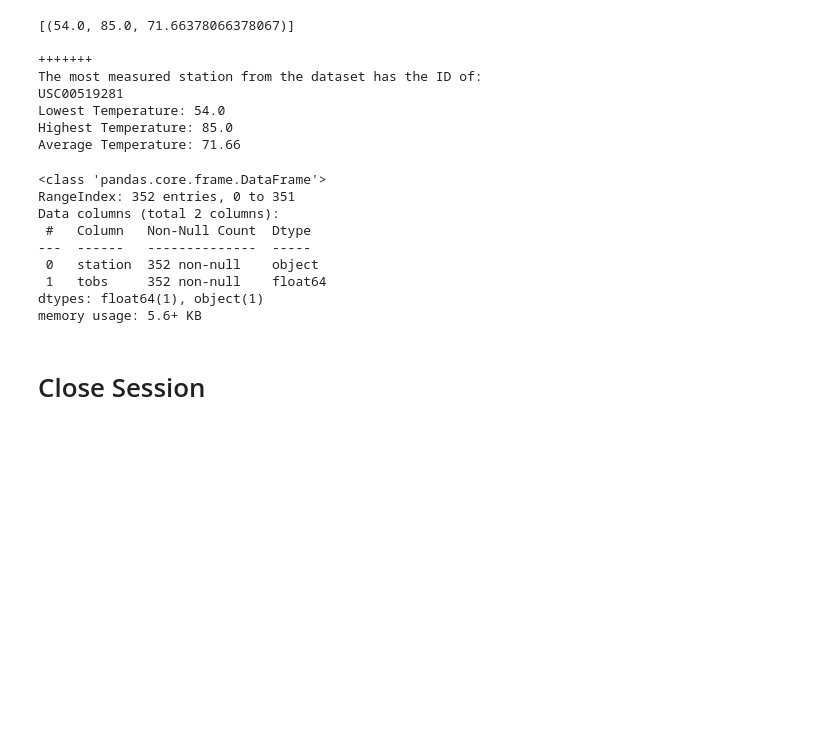
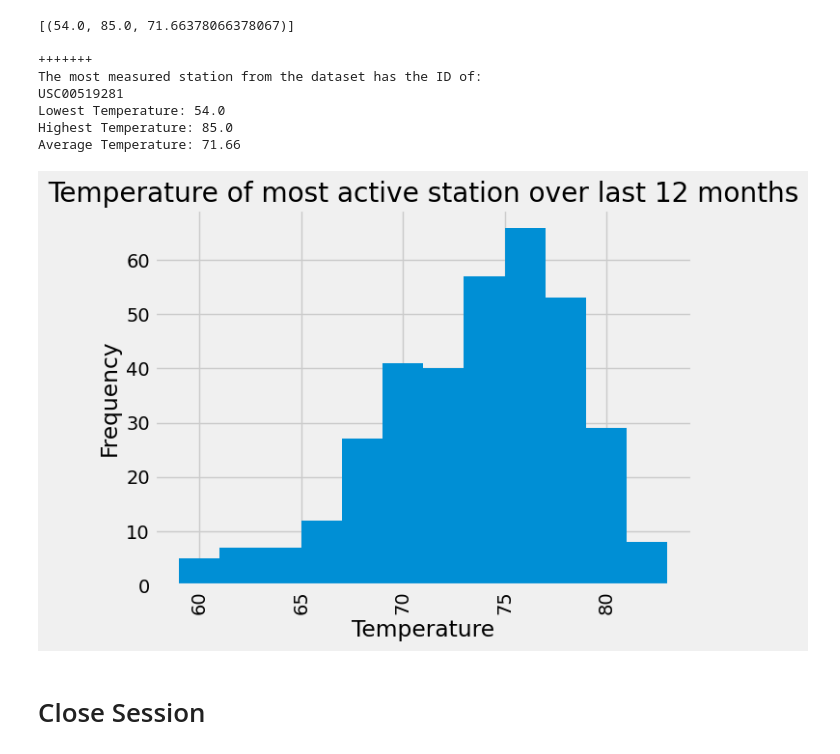
Before and after one commit to Ao-27/sqlalchemy-challenge, a Jupyter notebook: SurfsUp/climate_starter.ipynb, the cells around one changed output. Drawn from its saved outputs; the diff is of its cells as text; code cells hidden in the pictures; blank space fills up the shorter version.

```diff
--- a/SurfsUp/climate_starter.ipynb
+++ b/SurfsUp/climate_starter.ipynb
@@ -265,45 +207,22 @@ Average Temperature: 71.66
 # %%
 # Using the most active station id
 # Query the last 12 months of temperature observation data for this station and plot the results as a histogram
+most_station_data = session.query(Measurement.station, Measurement.tobs).\
+    filter(Measurement.date >= one_yr_prior_inclusive).\
+    filter(Measurement.station == isolated_most_measured_station).all()
 
-#persNote -> A repeat of the ask above via => # Perform a query to retrieve the data and precipitation scores
-#Reviewed data set ... columns needed are titled "date" and "prcp" ... There's also "station" and "tobs" ...
-     #1#precipitation_score_data = session.query(Measurement.date, Measurement.prcp).filter(Measurement.date >= one_yr_prior_inclusive).order_by(Measurement.date).all()
-     #1a# Save the query results as a Pandas DataFrame. Explicitly set the column names
-     #2#prcp_col_names = {
-     #"date" : "Date",
-     #"prcp" : "Precipitation"
-     #}
-     #3#precipitation_data_df = pd.DataFrame(data=precipitation_score_data).rename(columns=prcp_col_names)   # , columns=prcp_col_names) #Cannot be within the DF function to rename via a Dict ...
-     #4#precipitation_data_df.head()
+most_station_data
 
-isol_most_measured_station_plot_data = session.query(Measurement.station, Measurement.tobs).\
-     filter(Measurement.date >= one_yr_prior_inclusive).\
-     filter(Measurement.station == isolated_most_measured_station).all()
-
-#isol_most_measured_station_plot_data
-
-isol_plot_col_names = {"station" : "Station", "tobs":"Temperature"}
-
-isol_most_activemeasured_station_plot_df = pd.DataFrame(isol_most_measured_station_plot_data).rename(columns=isol_plot_col_names)
-isol_most_measured_station_plot_df.info()
-
+most_station_df = pd.DataFrame(most_station_data, columns = ["Station", "Temperature"])
+most_station_df
 
 # Plotting DataFrame
-#isol_most_activemeasured_station_plot_df["Temperature"].plot.hist(bins = 12, title="Temperature of most active station over last 12 months", rot=90)
-#plt.xlabel("Temperature")
-#plt.ylabel("Frequency")
-#plt.show()
+most_station_plot = most_station_df["Temperature"].plot.hist(bins = 12, title="Temperature of most active station over last 12 months", rot=90)
+plt.xlabel("Temperature")
+plt.ylabel("Frequency")
+plt.show()
 # %% [output]
-<class 'pandas.core.frame.DataFrame'>
-RangeIndex: 352 entries, 0 to 351
-Data columns (total 2 columns):
- #   Column   Non-Null Count  Dtype
----  ------   --------------  -----
- 0   station  352 non-null    object
- 1   tobs     352 non-null    float64
-dtypes: float64(1), object(1)
-memory usage: 5.6+ KB
+[figure, added]
 # %% [markdown]
 # Close Session
 # %%
```
Also changed, not shown: parts of 7 cells of this notebook, 1 other file.
